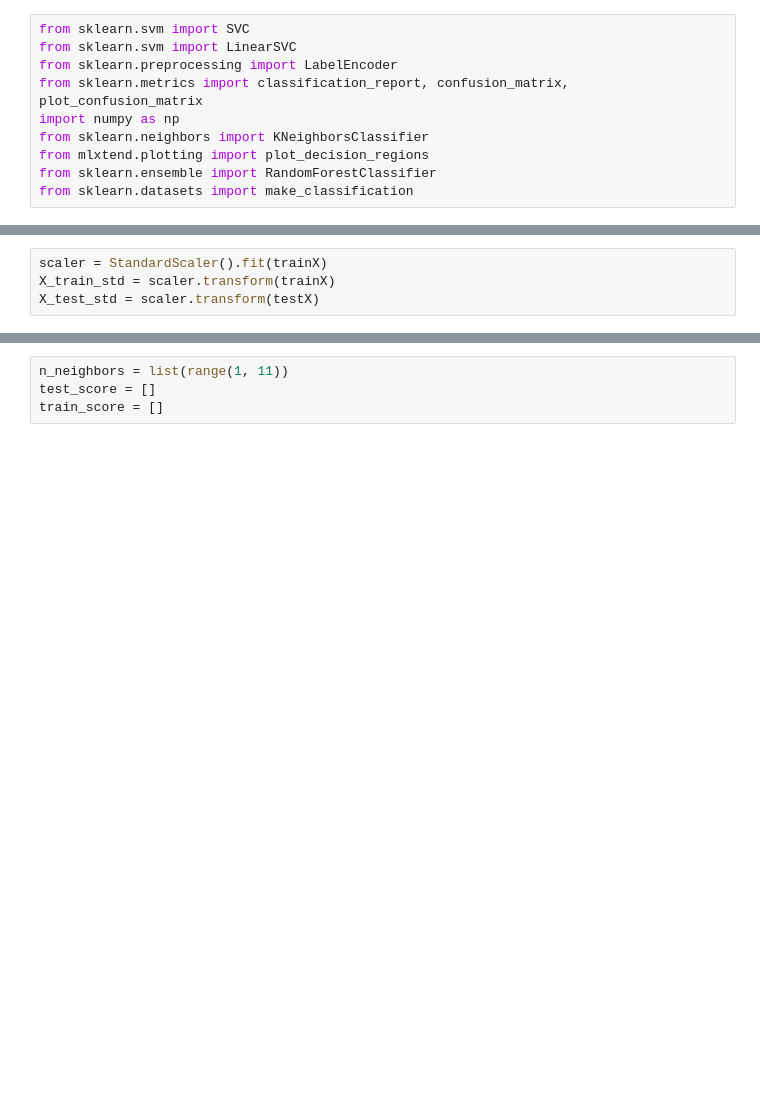
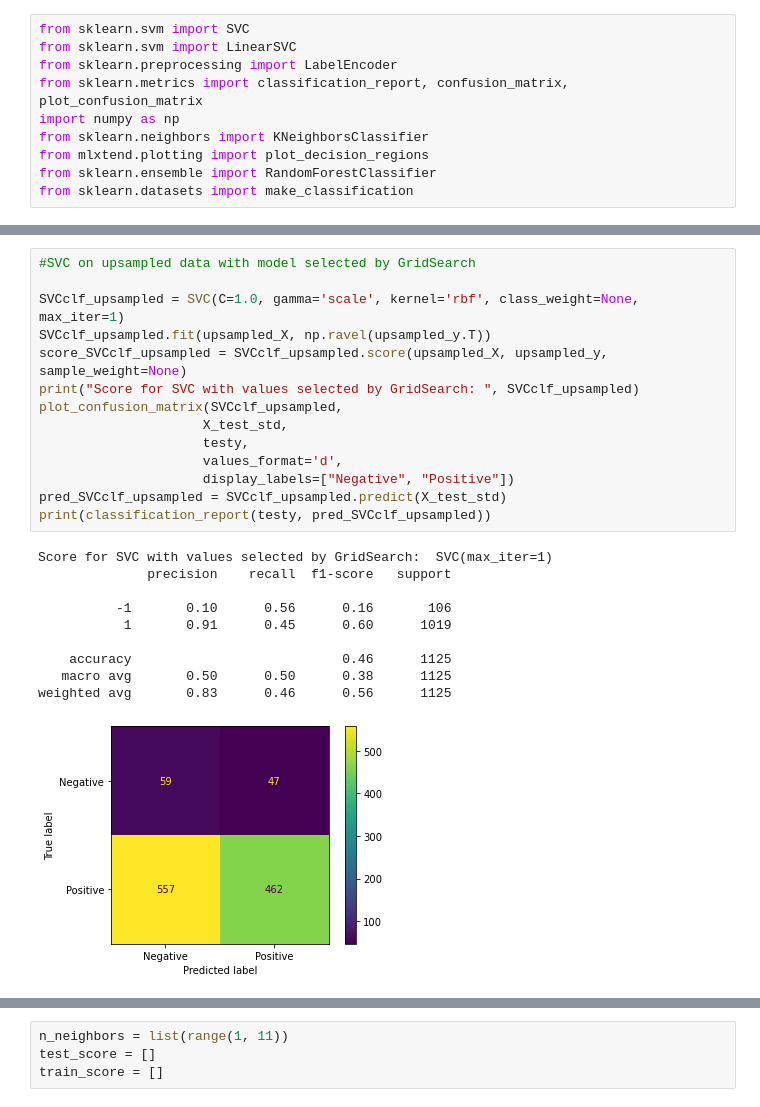
Before and after one commit to grocholskaaleksandra/MachineLeariningProject, a Jupyter notebook: SVC and KNN.ipynb, the cells around one changed output, grey strips where cells are left out. Saved outputs shown, nothing was run; the diff lists cells and outputs as text; blank space fills up the shorter version.

```diff
--- a/SVC and KNN.ipynb
+++ b/SVC and KNN.ipynb
@@ -128,4 +150,25 @@ plt.show()
-# %%
-scaler = StandardScaler().fit(trainX)
-X_train_std = scaler.transform(trainX)
-X_test_std = scaler.transform(testX)
+# %%
+#SVC on upsampled data with model selected by GridSearch
+
+SVCclf_upsampled = SVC(C=1.0, gamma='scale', kernel='rbf', class_weight=None, max_iter=1)
+SVCclf_upsampled.fit(upsampled_X, np.ravel(upsampled_y.T))
+score_SVCclf_upsampled = SVCclf_upsampled.score(upsampled_X, upsampled_y, sample_weight=None)
+print("Score for SVC with values selected by GridSearch: ", SVCclf_upsampled)
+plot_confusion_matrix(SVCclf_upsampled,
+                     X_test_std,
+                     testy,
+                     values_format='d',
+                     display_labels=["Negative", "Positive"])
+pred_SVCclf_upsampled = SVCclf_upsampled.predict(X_test_std)
+print(classification_report(testy, pred_SVCclf_upsampled))
+# %% [output]
+Score for SVC with values selected by GridSearch:  SVC(max_iter=1)
+              precision    recall  f1-score   support
+
+          -1       0.10      0.56      0.16       106
+           1       0.91      0.45      0.60      1019
+
+    accuracy                           0.46      1125
+   macro avg       0.50      0.50      0.38      1125
+weighted avg       0.83      0.46      0.56      1125
+[figure, added]
```
Also changed, not shown: parts of 13 cells of this notebook.
